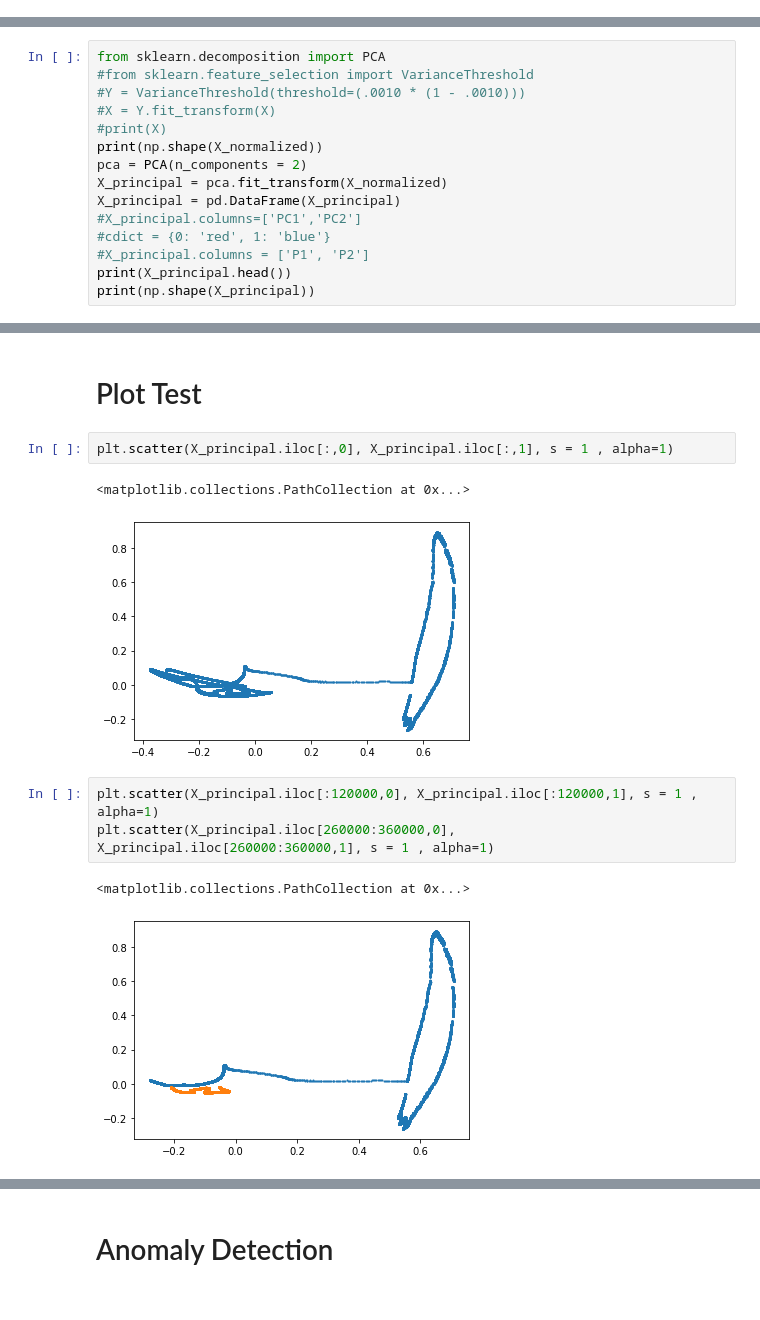
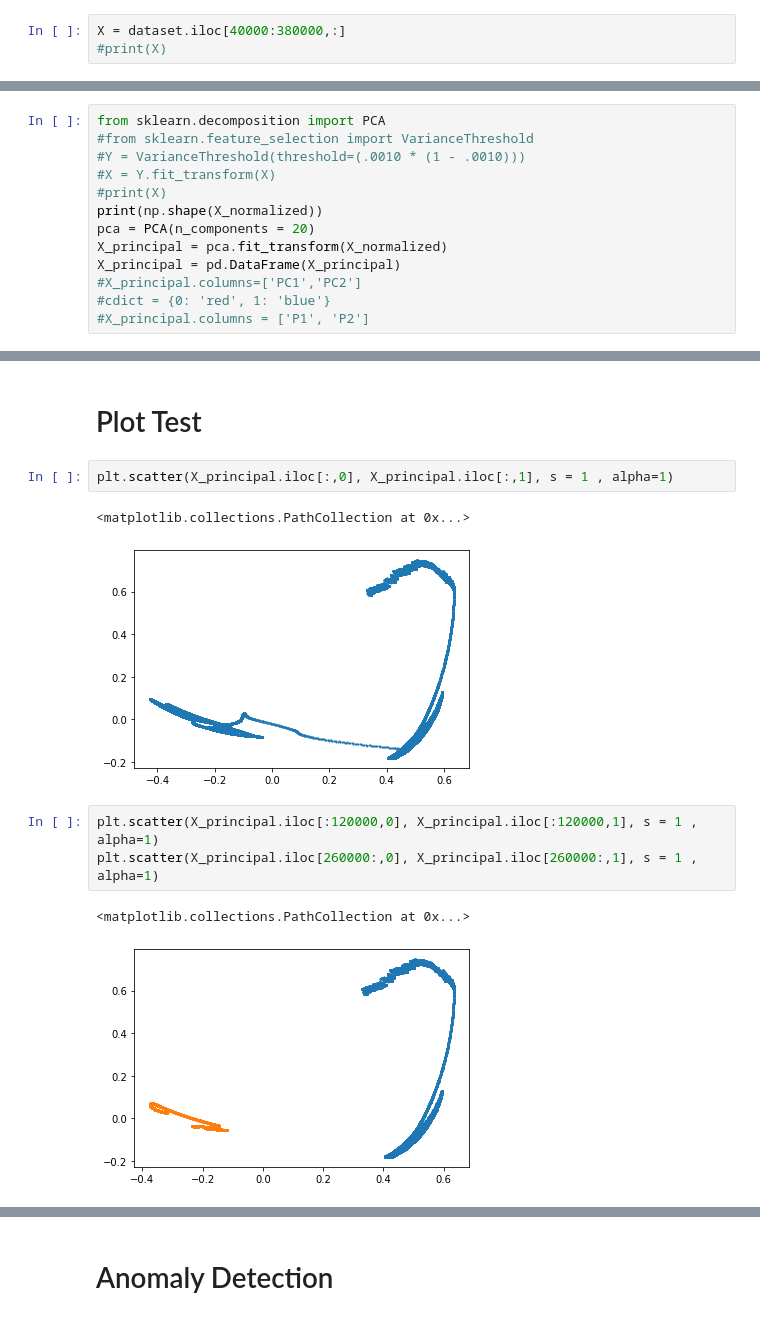
Before and after one commit to Masoud0389/Masoud0389, a Jupyter notebook: Delay_Detection1.ipynb, the cells around one changed output, grey strips where cells are left out. Drawn from its saved outputs; the diff is of its cells as text.

```diff
--- a/Delay_Detection1.ipynb
+++ b/Delay_Detection1.ipynb
@@ -22,3 +18,6 @@ X = dataset.iloc[80000:,:]
+# %%
+X = dataset.iloc[40000:380000,:]
+#print(X)
 # %% [markdown]
 # Feature Scaling
 # %%
@@ -46,12 +45,10 @@ from sklearn.decomposition import PCA
 #X = Y.fit_transform(X)
 #print(X)
 print(np.shape(X_normalized))
-pca = PCA(n_components = 2)
+pca = PCA(n_components = 20)
 X_principal = pca.fit_transform(X_normalized)
 X_principal = pd.DataFrame(X_principal)
 #X_principal.columns=['PC1','PC2']
 #cdict = {0: 'red', 1: 'blue'}
 #X_principal.columns = ['P1', 'P2']
-print(X_principal.head())
-print(np.shape(X_principal))
 # %% [output]
@@ -69,13 +64,13 @@ print(np.shape(X_principal))
 plt.scatter(X_principal.iloc[:,0], X_principal.iloc[:,1], s = 1 , alpha=1)
 # %% [output]
 <matplotlib.collections.PathCollection at 0x...>
-[figure, old version]
+[figure, new version]
 # %%
 plt.scatter(X_principal.iloc[:120000,0], X_principal.iloc[:120000,1], s = 1 , alpha=1)
-plt.scatter(X_principal.iloc[260000:360000,0], X_principal.iloc[260000:360000,1], s = 1 , alpha=1)
+plt.scatter(X_principal.iloc[260000:,0], X_principal.iloc[260000:,1], s = 1 , alpha=1)
 # %% [output]
 <matplotlib.collections.PathCollection at 0x...>
-[figure, old version]
+[figure, new version]
 # %%
 
 #print(X_principal.iloc[:,0])
```
Also changed, not shown: parts of 6 cells of this notebook.
